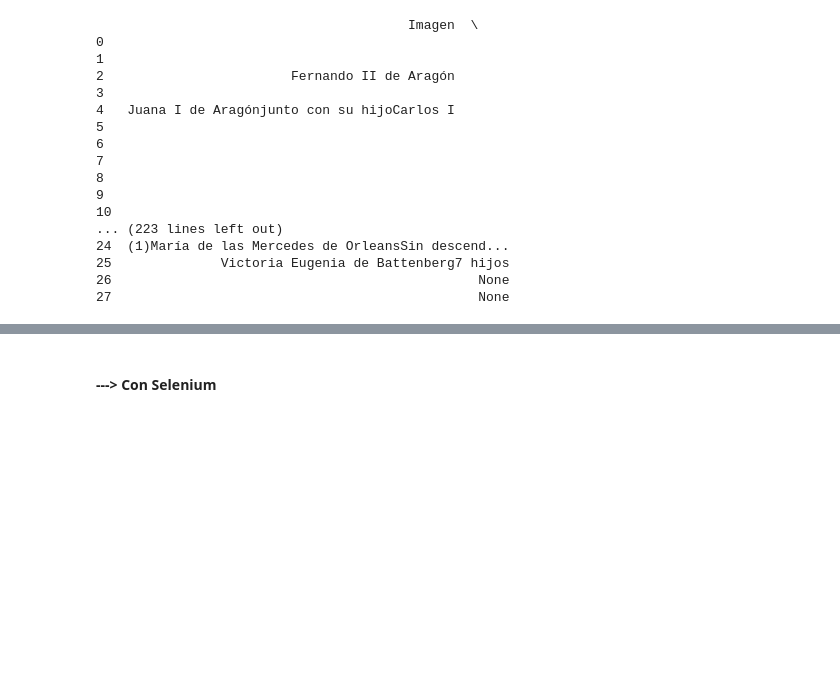
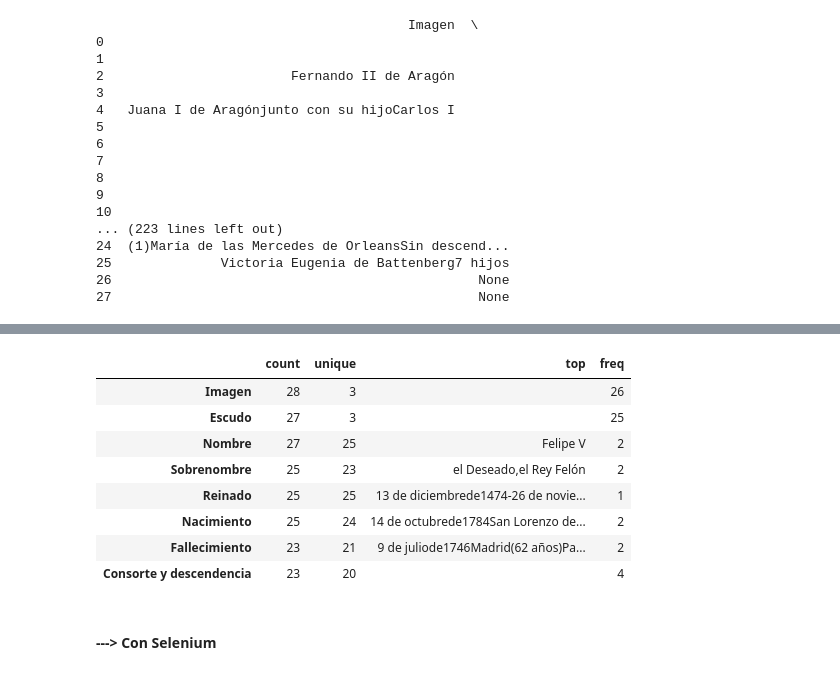
Before and after one commit to CristinaCosma/web_scraping, a Jupyter notebook: DS_M10_web-scraping.ipynb, the cells around one changed output, grey strips where cells are left out. Saved outputs shown, nothing was run; the diff lists cells and outputs as text; code cells hidden in the pictures; blank space fills up the shorter version.

```diff
--- a/DS_M10_web-scraping.ipynb
+++ b/DS_M10_web-scraping.ipynb
@@ -417,3 +457,15 @@ df_1
+# %%
+df_1.describe().T
+# %% [output]
+|  | count | unique | top | freq |
+| Imagen | 28 | 3 |  | 26 |
+| Escudo | 27 | 3 |  | 25 |
+| Nombre | 27 | 25 | Felipe V | 2 |
+| Sobrenombre | 25 | 23 | el Deseado,el Rey Felón | 2 |
+| Reinado | 25 | 25 | 13 de diciembrede1474-26 de novie... | 1 |
+| Nacimiento | 25 | 24 | 14 de octubrede1784San Lorenzo de... | 2 |
+| Fallecimiento | 23 | 21 | 9 de juliode1746Madrid(62 años)Pa... | 2 |
+| Consorte y descendencia | 23 | 20 |  | 4 |
 # %% [markdown]
 #### **---> Con Selenium**
 # %%
```
Also changed, not shown: parts of 14 cells of this notebook, 2 other files.
